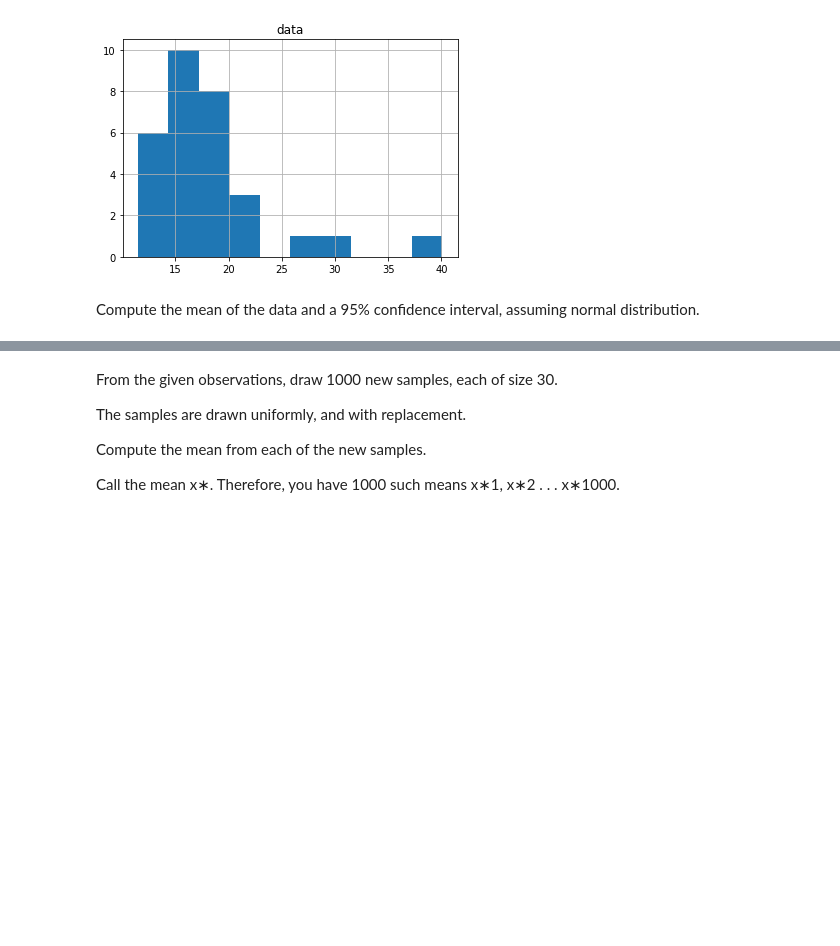
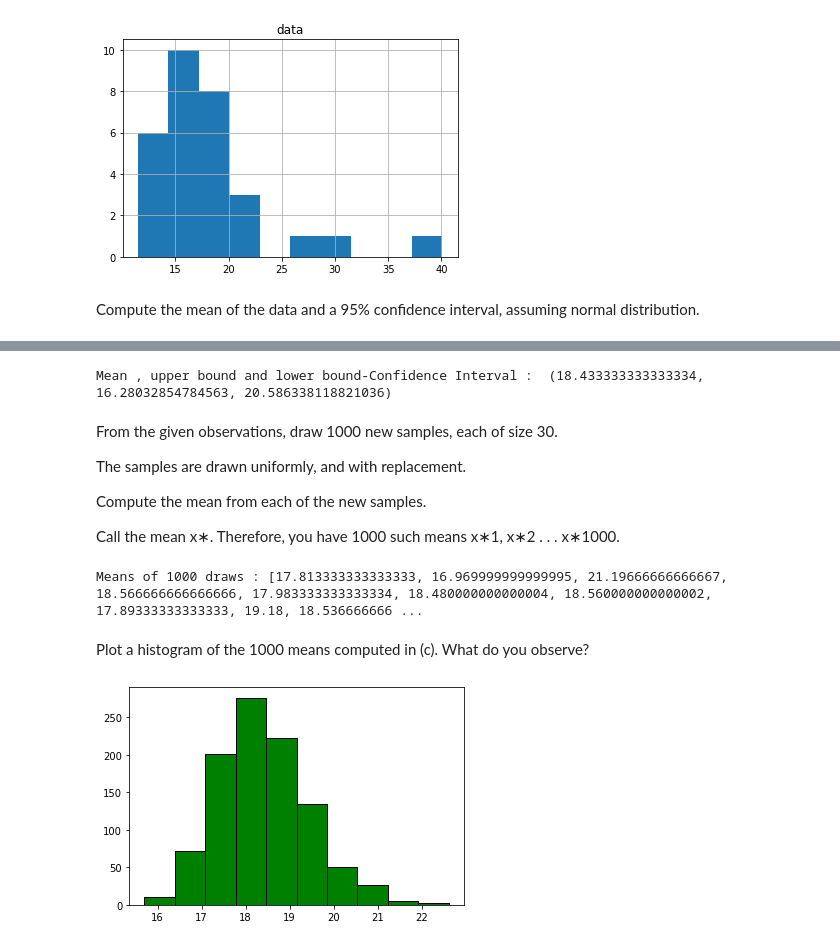
Before and after one commit to lcipolina/ML_Fundamentals, a Jupyter notebook: Ex2b.ipynb, the cells around one changed output, grey strips where cells are left out. Saved outputs shown, nothing was run; the diff lists cells and outputs as text; code cells hidden in the pictures; blank space fills up the shorter version.

```diff
--- a/Ex2b.ipynb
+++ b/Ex2b.ipynb
@@ -12,6 +15,6 @@ import matplotlib.pyplot as plt
 # %%
 # Data given
-lst = [22.7,
+sample = [22.7,
        16.3,
        13.6,
        16.8,
@@ -42,7 +45,7 @@ lst = [22.7,
        19.2]
 
 # Create a DataFrame
-data = {'data':pd.Series(lst)}
+data = {'data':pd.Series(sample)}
 df = pd.DataFrame(data)
 df.head()
 # %% [output]
@@ -89,3 +88,7 @@ dtype: float64
+# %%
+print("Mean , upper bound and lower bound-Confidence Interval : ",mean_confidence_interval(sample))
+# %% [output]
+Mean , upper bound and lower bound-Confidence Interval :  (18.433333333333334, 16.28032854784563, 20.586338118821036)
 # %% [markdown]
 From the given observations, draw 1000 new samples, each of size 30.
 
@@ -94,3 +97,28 @@ The samples are drawn uniformly, and with replacement.
 Compute the mean from each of the new samples.
 
  Call the mean x∗. Therefore, you have 1000 such means x∗1, x∗2 . . . x∗1000.
+# %%
+#Create new samples
+sample_size= 30
+N = 1000
+
+draw_list = {}
+for index in range(N):
+  draw_list[index] = choices(sample, k=sample_size)
+
+#Compute the mean from each sample
+draw_list_mean = []
+for key, value in draw_list.items():
+  draw_list_mean.append(sum(value)/len(value))
+
+#Print results
+print("Means of 1000 draws :", draw_list_mean)
+# %% [output]
+Means of 1000 draws : [17.813333333333333, 16.969999999999995, 21.19666666666667, 18.566666666666666, 17.983333333333334, 18.480000000000004, 18.560000000000002, 17.89333333333333, 19.18, 18.536666666 ...
+# %% [markdown]
+Plot a histogram of the 1000 means computed in (c). What do you observe?
+# %%
+plt.hist(draw_list_mean, bins=10, color='green',ec='black')
+plt.show()
+# %% [output]
+[figure, added]
```
Also changed, not shown: parts of 8 cells of this notebook.
